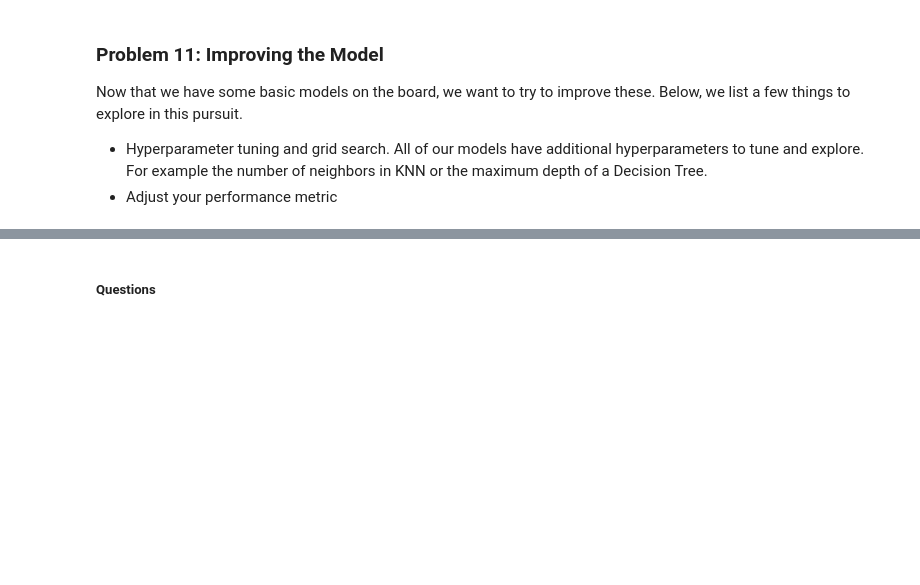
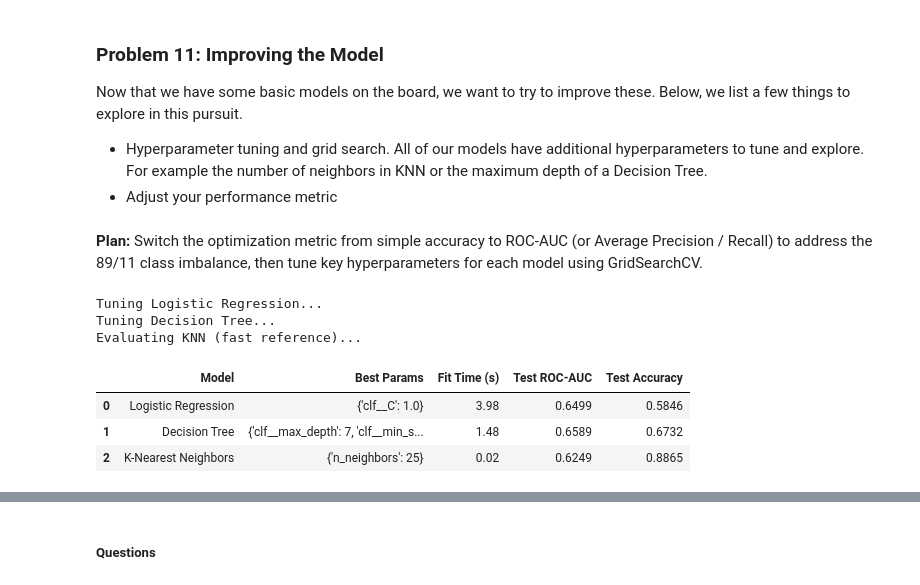
Before and after one commit to gSinhaUCB/Gautam_UCB_Module17-BankApp, a Jupyter notebook: prompt_III.ipynb, the cells around one changed output, grey strips where cells are left out. Drawn from its saved outputs; the diff is of its cells as text; code cells hidden in the pictures; blank space fills up the shorter version.

```diff
--- a/prompt_III.ipynb
+++ b/prompt_III.ipynb
@@ -156,3 +368,76 @@ Now that we have some basic models on the board, we want to try to improve these
 
 - Hyperparameter tuning and grid search.  All of our models have additional hyperparameters to tune and explore.  For example the number of neighbors in KNN or the maximum depth of a Decision Tree.
 - Adjust your performance metric
+# %% [markdown]
+**Plan:**
+Switch the optimization metric from simple accuracy to ROC-AUC (or Average Precision / Recall) to address the 89/11 class imbalance, then tune key hyperparameters for each model using GridSearchCV.
+# %%
+
+
+# 1. Full GridSearch on the two fast, practical models
+fast_pipelines = {
+    'Logistic Regression': (
+        Pipeline([
+            ('scaler', StandardScaler()),
+            ('clf', LogisticRegression(max_iter=1000, random_state=42, class_weight='balanced'))
+        ]),
+        {'clf__C': [0.01, 0.1, 1.0, 10.0]}
+    ),
+    'Decision Tree': (
+        Pipeline([
+            ('clf', DecisionTreeClassifier(random_state=42, class_weight='balanced'))
+        ]),
+        {'clf__max_depth': [3, 5, 7, 10], 'clf__min_samples_leaf': [10, 50]}
+    )
+}
+
+tuned_results = []
+
+for name, (pipe, grid_params) in fast_pipelines.items():
+    print(f"Tuning {name}...")
+    grid = GridSearchCV(pipe, grid_params, cv=5, scoring='roc_auc', n_jobs=-1)
+
+    start_time = time.time()
+    grid.fit(X_train, y_train)
+    fit_time = time.time() - start_time
+
+    best_model = grid.best_estimator_
+    y_test_pred = best_model.predict(X_test)
+    y_test_proba = best_model.predict_proba(X_test)[:, 1]
+
+    tuned_results.append({
+        'Model': name,
+        'Best Params': str(grid.best_params_),
+        'Fit Time (s)': round(fit_time, 2),
+        'Test ROC-AUC': round(roc_auc_score(y_test, y_test_proba), 4),
+        'Test Accuracy': round(accuracy_score(y_test, y_test_pred), 4)
+    })
+
+# 2. Fast evaluation for KNN & LinearSVC without heavy exhaustive search
+print("Evaluating KNN (fast reference)...")
+knn_pipe = Pipeline([('scaler', StandardScaler()), ('clf', KNeighborsClassifier(n_neighbors=25))])
+t0 = time.time()
+knn_pipe.fit(X_train, y_train)
+knn_time = time.time() - t0
+y_knn_pred = knn_pipe.predict(X_test)
+y_knn_proba = knn_pipe.predict_proba(X_test)[:, 1]
+
+tuned_results.append({
+    'Model': 'K-Nearest Neighbors',
+    'Best Params': "{'n_neighbors': 25}",
+    'Fit Time (s)': round(knn_time, 2),
+    'Test ROC-AUC': round(roc_auc_score(y_test, y_knn_proba), 4),
+    'Test Accuracy': round(accuracy_score(y_test, y_knn_pred), 4)
+})
+
+# Compile final comparison
+tuned_df = pd.DataFrame(tuned_results)
+tuned_df
+# %% [output]
+Tuning Logistic Regression...
+Tuning Decision Tree...
+Evaluating KNN (fast reference)...
+|  | Model | Best Params | Fit Time (s) | Test ROC-AUC | Test Accuracy |
+| 0 | Logistic Regression | {'clf__C': 1.0} | 3.98 | 0.6499 | 0.5846 |
+| 1 | Decision Tree | {'clf__max_depth': 7, 'clf__min_s... | 1.48 | 0.6589 | 0.6732 |
+| 2 | K-Nearest Neighbors | {'n_neighbors': 25} | 0.02 | 0.6249 | 0.8865 |
```
Also changed, not shown: parts of 11 cells of this notebook.
